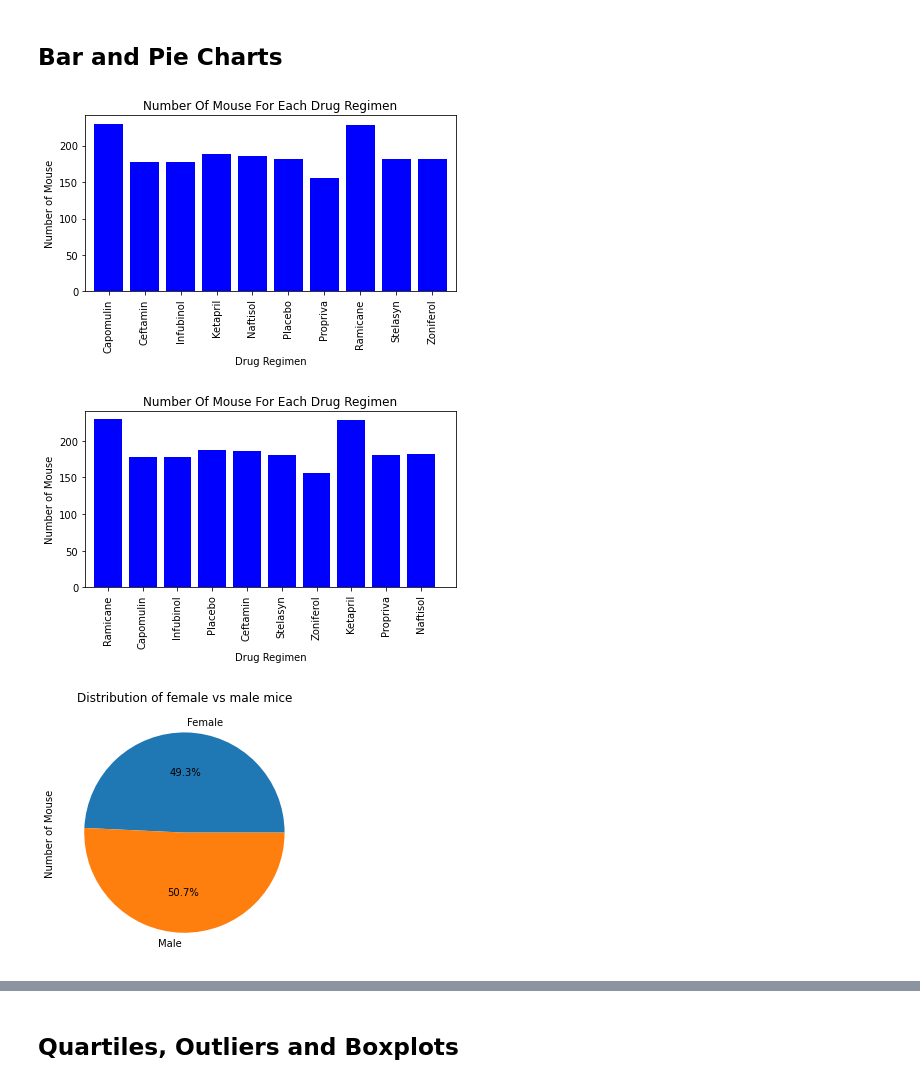
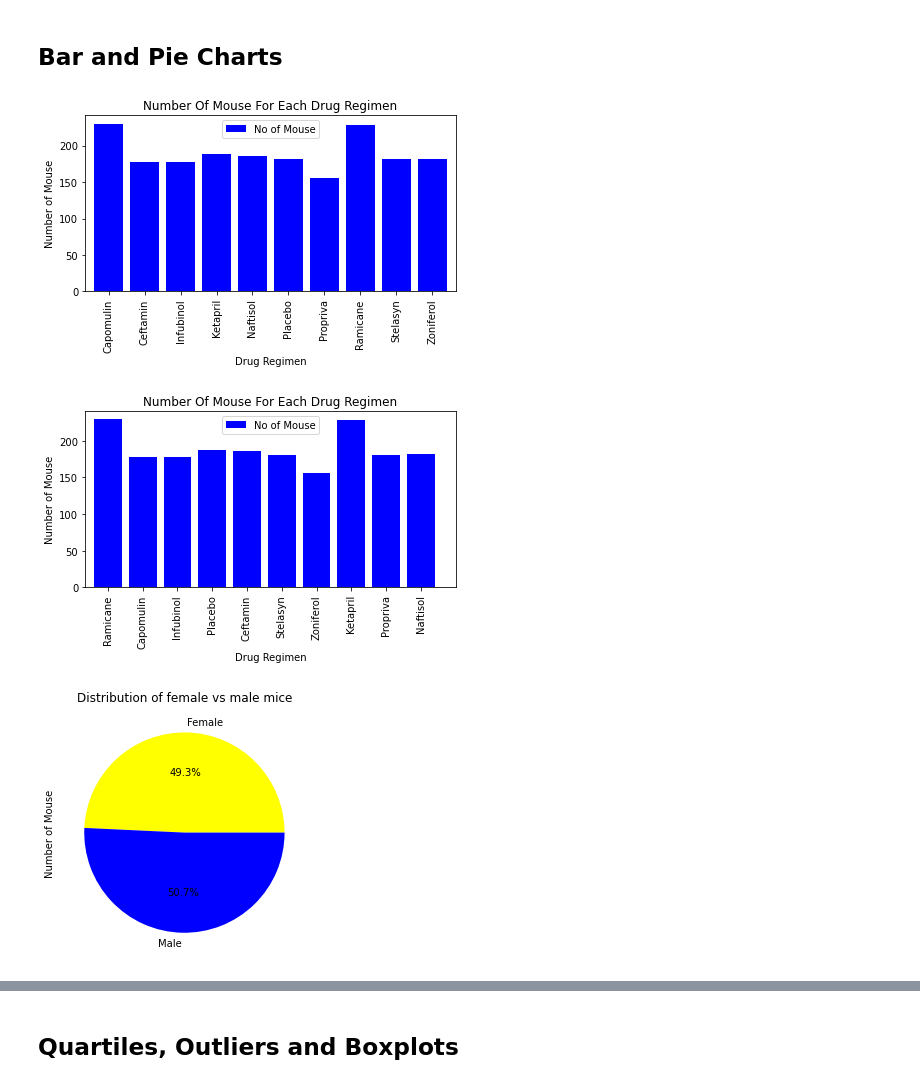
Before and after one commit to davidsalim86/Treatment-for-SCC-Matplotlib, a Jupyter notebook: Pymaceuticals/pymaceuticals_report.ipynb, the cells around one changed output, grey strips where cells are left out. Drawn from its saved outputs; the diff is of its cells as text; code cells hidden in the pictures.

```diff
--- a/Pymaceuticals/pymaceuticals_report.ipynb
+++ b/Pymaceuticals/pymaceuticals_report.ipynb
@@ -132,35 +132,37 @@ sum_stats2
 # %%
 # Generate a bar plot showing the total number of mice for each treatment throughout the course of the study using pandas.
 mice_number = by_regimen_clean_df["Mouse ID"].count()
-Mouse_by_regimen_chart = mice_number.plot(kind= "bar", facecolor="blue", width = 0.8, align = "center",title= "Number Of Mouse For Each Drug Regimen")
-Mouse_by_regimen_chart.set_ylabel("Number of Mouse")
+mouse_by_regimen_chart = mice_number.plot(kind= "bar", facecolor="blue", width = 0.8, align = "center",title= "Number Of Mouse For Each Drug Regimen")
+mouse_by_regimen_chart.set_ylabel("Number of Mouse")
+mouse_by_regimen_chart.legend(["No of Mouse"], loc="upper center")
 plt.tight_layout()
 plt.show()
 # %% [output]
-[figure, old version]
+[figure, new version]
 # %%
 # Generate a bar plot showing the total number of mice for each treatment throughout the course of the study using pyplot.
 x_axis = np.arange(0,len(mice_number))
 regimen = combined_df ["Drug Regimen"].drop_duplicates()
-plt.bar(x_axis,mice_number,align="center",color="b", alpha =1)
+plt.bar(x_axis,mice_number,align="center",color="b", alpha =1, width=0.8)
 plt.xticks(x_axis, regimen, rotation = "vertical")
 plt.title("Number Of Mouse For Each Drug Regimen")
 plt.xlabel("Drug Regimen")
 plt.ylabel("Number of Mouse")
 plt.xlim(-0.65, len(x_axis))
 plt.ylim(0, max(mice_number)+10)
+plt.legend(["No of Mouse"],loc = "upper center")
 plt.tight_layout()
 plt.show()
 # %% [output]
-[figure, old version]
+[figure, new version]
 # %%
 # Generate a pie plot showing the distribution of female versus male mice using pandas
 byregimen_clean_df = cleaned_df.groupby(["Sex"])
 mice_number = byregimen_clean_df["Mouse ID"].count()
-sex_distribution_pie = mice_number.plot(kind= "pie", figsize=(7,4), title= "Distribution of female vs male mice", autopct="%1.1f%%" )
+sex_distribution_pie = mice_number.plot(kind= "pie", figsize=(7,4), title="Distribution of female vs male mice", autopct="%1.1f%%", colors=["yellow","blue"])
 sex_distribution_pie.set_ylabel("Number of Mouse")
 plt.tight_layout()
 # %% [output]
-[figure, old version]
+[figure, new version]
 # %%
 # Generate a pie plot showing the distribution of female versus male mice using pyplot
```
Also changed, not shown: parts of 6 cells of this notebook.
